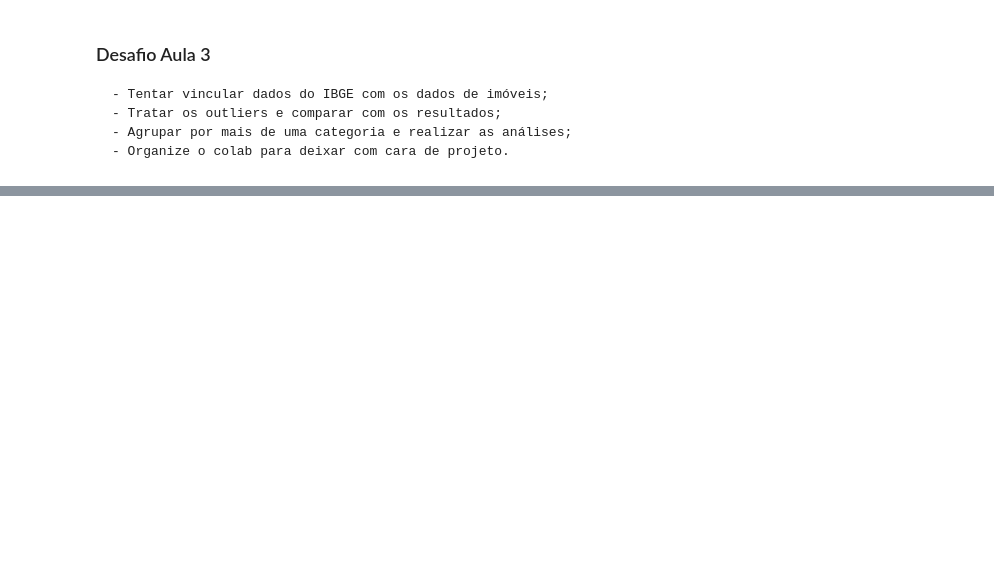
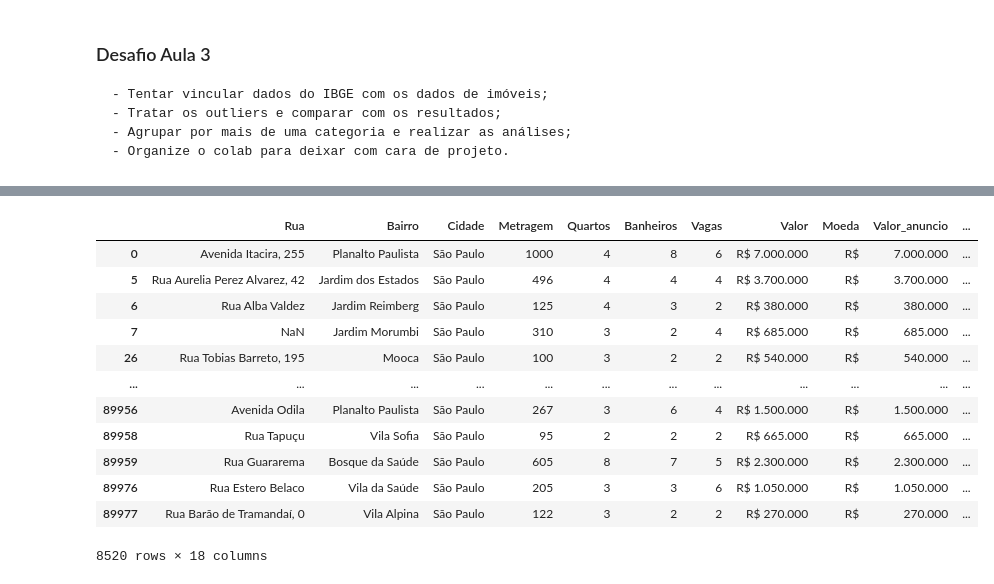
Before and after one commit to luizfernandopavanello/imersao_dados_4_Alura, a Jupyter notebook: Aula_03/aula_03.ipynb, the cells around one changed output, grey strips where cells are left out. Saved outputs shown, nothing was run; the diff lists cells and outputs as text; code cells hidden in the pictures; blank space fills up the shorter version.

```diff
--- a/Aula_03/aula_03.ipynb
+++ b/Aula_03/aula_03.ipynb
@@ -780,0 +800,3 @@ pd.read_csv(ibge_url)
+# %%
+# Terceira Base de Dados → Base de Dados de CEPs. Assim podemos relacionar a primeira base de dados com a segunda(IBGE - 2010).
+endereços = pd.read_csv('https://drive.google.com/file/d/1XLnvlyZpXUJxeiK6bpBA_XW_ySeBx_bp/view?usp=sharing')
@@ -780,0 +812,3 @@ pd.read_csv(ibge_url)
+# %%
+endereços_sp = endereços.query('sigla_uf == "SP"')
+endereços_sp
@@ -780,0 +829,4 @@ pd.read_csv(ibge_url)
+# %%
+endereços_sp["rua"] = endereços_sp["tipo_logr"] + " " + endereços_sp["logr_nome"]
+endereços_sp["rua"] = endereços_sp["rua"].str.lower().str.strip()
+endereços_sp.head()
@@ -780,0 +865,5 @@ pd.read_csv(ibge_url)
+# %%
+# Vamos criar uma nova coluna para visualizar melhor e poder trabalhar com a coluna. Usaremos novamente o regex para excluir qualquer vírgula, pontos, e vamos manter os endereços em letra minúscula. Assim temos o formato de endereço que queremos, igual a nossa base endereços_sp ( Base de CEPs ).
+dados_filtro["apenas_rua"] = dados_filtro["Rua"].str.extract(r'(^[\w ]+)')
+dados_filtro["apenas_rua"] = dados_filtro["apenas_rua"].str.lower().str.strip()
+dados_filtro.head()
@@ -780,0 +887,20 @@ pd.read_csv(ibge_url)
+# %%
+# Vamos juntar a base de dados filtrada e a nova base dos CEPs para fazer a relação dos mesmos.
+# Com a função merge() podemos acrescentar as colunas da base endereços_sp no final da base de dados_filtro.
+# Depois vamos remover os dados repetidos, pois algumas ruas tem mais de um CEP. Vamos usar o drop_duplicates() para remover os dados repetidos.
+dados_geo = pd.merge(left = dados_filtro, right = endereços_sp[["rua", "cep", "latitude", "longitude"]], how = "left", left_on = "apenas_rua", right_on = "rua").drop_duplicates(subset=dados_filtro.columns).query("cep > 0")
+dados_geo
+# %% [output]
+|  | Rua | Bairro | Cidade | Metragem | Quartos | Banheiros | Vagas | Valor | Moeda | Valor_anuncio | ... |
+| 0 | Avenida Itacira, 255 | Planalto Paulista | São Paulo | 1000 | 4 | 8 | 6 | R$ 7.000.000 | R$ | 7.000.000 | ... |
+| 5 | Rua Aurelia Perez Alvarez, 42 | Jardim dos Estados | São Paulo | 496 | 4 | 4 | 4 | R$ 3.700.000 | R$ | 3.700.000 | ... |
+| 6 | Rua Alba Valdez | Jardim Reimberg | São Paulo | 125 | 4 | 3 | 2 | R$ 380.000 | R$ | 380.000 | ... |
+| 7 | NaN | Jardim Morumbi | São Paulo | 310 | 3 | 2 | 4 | R$ 685.000 | R$ | 685.000 | ... |
+| 26 | Rua Tobias Barreto, 195 | Mooca | São Paulo | 100 | 3 | 2 | 2 | R$ 540.000 | R$ | 540.000 | ... |
+| ... | ... | ... | ... | ... | ... | ... | ... | ... | ... | ... | ... |
+| 89956 | Avenida Odila | Planalto Paulista | São Paulo | 267 | 3 | 6 | 4 | R$ 1.500.000 | R$ | 1.500.000 | ... |
+| 89958 | Rua Tapuçu | Vila Sofia | São Paulo | 95 | 2 | 2 | 2 | R$ 665.000 | R$ | 665.000 | ... |
+| 89959 | Rua Guararema | Bosque da Saúde | São Paulo | 605 | 8 | 7 | 5 | R$ 2.300.000 | R$ | 2.300.000 | ... |
+| 89976 | Rua Estero Belaco | Vila da Saúde | São Paulo | 205 | 3 | 3 | 6 | R$ 1.050.000 | R$ | 1.050.000 | ... |
+| 89977 | Rua Barão de Tramandaí, 0 | Vila Alpina | São Paulo | 122 | 3 | 2 | 2 | R$ 270.000 | R$ | 270.000 | ... |
+8520 rows × 18 columns
```
Also changed, not shown: parts of 21 cells of this notebook.
